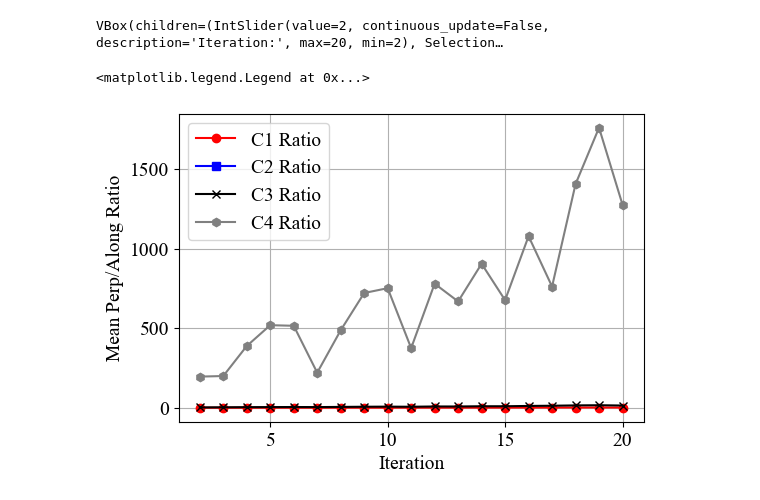
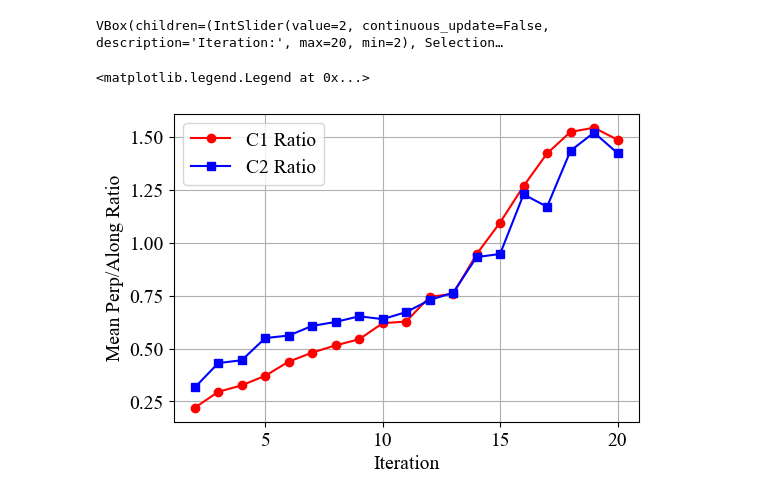
Before and after one commit to emgeolab/alberta_atem, a Jupyter notebook: notebooks/08.plot_data.ipynb, the cells around one changed output. Cells and saved outputs as stored; diff of their text form; code cells hidden in the pictures.

```diff
--- a/notebooks/08.plot_data.ipynb
+++ b/notebooks/08.plot_data.ipynb
@@ -281,7 +281,7 @@ x_pad = 1000.0
 y_pad = 1000.0
 k_nearest_points = 100
 max_distance = 500.0
-idw_power = 2.0
+idw_power = 0.0
 
 xy_model = inp.topography[:, :2]
 xmin, xmax = xy_model[:, 0].min() - x_pad, xy_model[:, 0].max() + x_pad
@@ -443,7 +444,7 @@ def min_max_scaler(arr):
     scaled_arr = (arr - min_val) / (max_val - min_val)
     return scaled_arr
 # %%
-def compute_line_directional_ratios_by_depth(i_iteration, opt="L2"):
+def compute_line_directional_ratios_by_depth(i_iteration, opt="C1"):
     rho_iter = 1.0 / np.exp(outDict[i_iteration - 1]["m"])
     rho_next = 1.0 / np.exp(outDict[i_iteration]["m"])
     rho_layers_iter = rho_iter.reshape((n_sounding, n_layer))
@@ -463,6 +464,7 @@ def compute_line_directional_ratios_by_depth(i_iteration, opt="L2"):
         values_diff = values_next - values_iter
 
         values_diff_grid = np.sum(idw_weights * values_diff[indices_idw], axis=1) / np.sum(idw_weights, axis=1)
+        # values_diff_grid = values_diff[indices_idw]
         values_diff_grid[mask_outside_data] = np.nan
         values_diff_grid = values_diff_grid.reshape(X_map.shape)
 
@@ -471,41 +473,42 @@ def compute_line_directional_ratios_by_depth(i_iteration, opt="L2"):
         if opt =="C1":
             along_proj = np.nanmean(np.abs(dx_grid * along_u[0] + dy_grid * along_u[1]))
             perp_proj = np.nanmean(np.abs(dx_grid * perp_u[0] + dy_grid * perp_u[1]))
-            ratio = perp_proj / along_proj
-            if along_proj > 1e-10:
-                depth_ratios.append(ratio)
-            else:
-                depth_ratios.append(np.nan)
+            depth_ratios.append(perp_proj / along_proj)
 
         if opt =="C2":
             # L2-norm of projections onto along and perpendicular directions
             along_proj = np.sqrt(np.nanmean((dx_grid * along_u[0] + dy_grid * along_u[1])**2))
             perp_proj = np.sqrt(np.nanmean((dx_grid * perp_u[0] + dy_grid * perp_u[1])**2))
-            ratio = perp_proj / along_proj
-            if along_proj > 1e-10:
-                depth_ratios.append(ratio)
-            else:
-                depth_ratios.append(np.nan)
+            depth_ratios.append(perp_proj / along_proj)
 
         if opt == "C3":
             along_proj = dx_grid * along_u[0] + dy_grid * along_u[1]
             perp_proj = dx_grid * perp_u[0] + dy_grid * perp_u[1]
-            along_proj[along_proj <= 1e-10] = np.nan
+            along_proj[along_proj <= 1e-10] = np.inf
             ratio = np.nanmean(np.abs(perp_proj / along_proj))
             depth_ratios.append(ratio)
 
         if opt == "C4":
             along_proj = dx_grid * along_u[0] + dy_grid * along_u[1]
             perp_proj = dx_grid * perp_u[0] + dy_grid * perp_u[1]
-            along_proj[along_proj <= 1e-10] = np.nan
+            along_proj[along_proj <= 1e-10] = np.inf
             ratio = np.sqrt(np.nanmean((perp_proj / along_proj)**2))
             depth_ratios.append(ratio)
 
+        if opt == "C5":
+            along_proj = dx_grid * along_u[0] + dy_grid * along_u[1]
+            perp_proj = dx_grid * perp_u[0] + dy_grid * perp_u[1]
+            depth_ratios.append(
+                np.nanmean(
+                    ( - (along_proj)**2 + (perp_proj)**2)/((along_proj)**2 + (perp_proj)**2 + 1e-10)
+                )
+            )
+
 
     return np.array(depth_ratios)
 # %%
 # Precompute ratio matrix across iterations (1..iterations-1) and depths
-ratio_matrix_L2 = np.vstack([compute_line_directional_ratios_by_depth(i) for i in range(2, iterations + 1)])
+ratio_matrix_L2 = np.vstack([compute_line_directional_ratios_by_depth(i, opt="C2") for i in range(2, iterations + 1)])
 ratio_matrix_L1 = np.vstack([compute_line_directional_ratios_by_depth(i, opt="C1") for i in range(2, iterations + 1)])
 # %%
 ratio_matrix_S2 = np.vstack([compute_line_directional_ratios_by_depth(i, opt="C4") for i in range(2, iterations + 1)])
@@ -627,12 +635,12 @@ VBox(children=(IntSlider(value=2, continuous_update=False, description='Iteratio
 # %%
 plt.plot([it for it in range(2, iterations + 1)], (np.mean(ratio_matrix_L1, axis=1)), c='red', marker='o')
 plt.plot([it for it in range(2, iterations + 1)], (np.mean(ratio_matrix_L2, axis=1)), c='blue', marker='s')
-plt.plot([it for it in range(2, iterations + 1)], (np.mean(ratio_matrix_S1, axis=1)), c='black', marker='x')
-plt.plot([it for it in range(2, iterations + 1)], (np.mean(ratio_matrix_S2, axis=1)), c='gray', marker='h')
+# plt.plot([it for it in range(2, iterations + 1)], (np.mean(ratio_matrix_S1, axis=1)), c='black', marker='x')
+# plt.plot([it for it in range(2, iterations + 1)], (np.mean(ratio_matrix_S2, axis=1)), c='gray', marker='h')
 # plt.yscale('log')
 plt.xlabel('Iteration')
 plt.ylabel('Mean Perp/Along Ratio')
 plt.legend(['C1 Ratio', 'C2 Ratio', 'C3 Ratio', 'C4 Ratio' ])
 # %% [output]
 <matplotlib.legend.Legend at 0x...>
-[figure, old version]
+[figure, new version]
```
Also changed, not shown: parts of 8 cells of this notebook.
